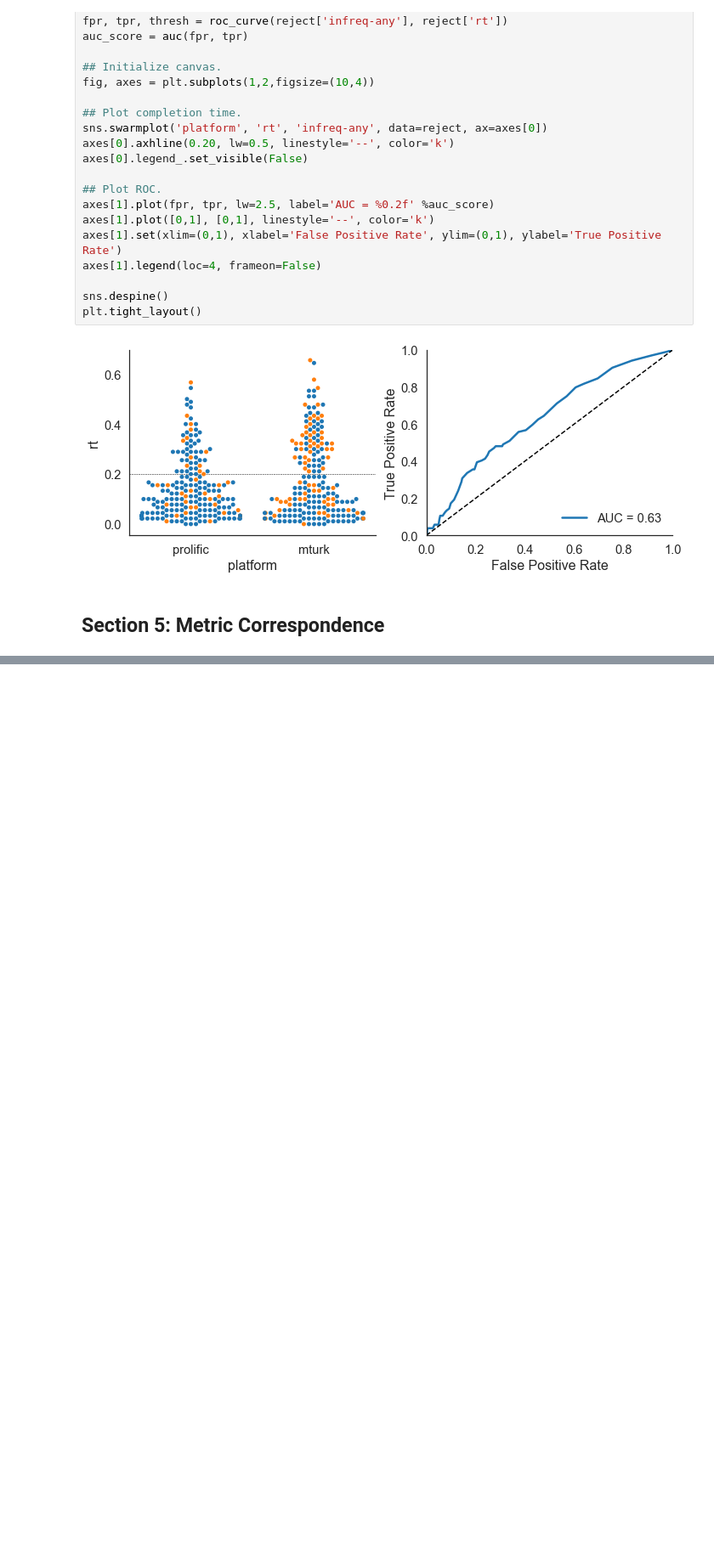
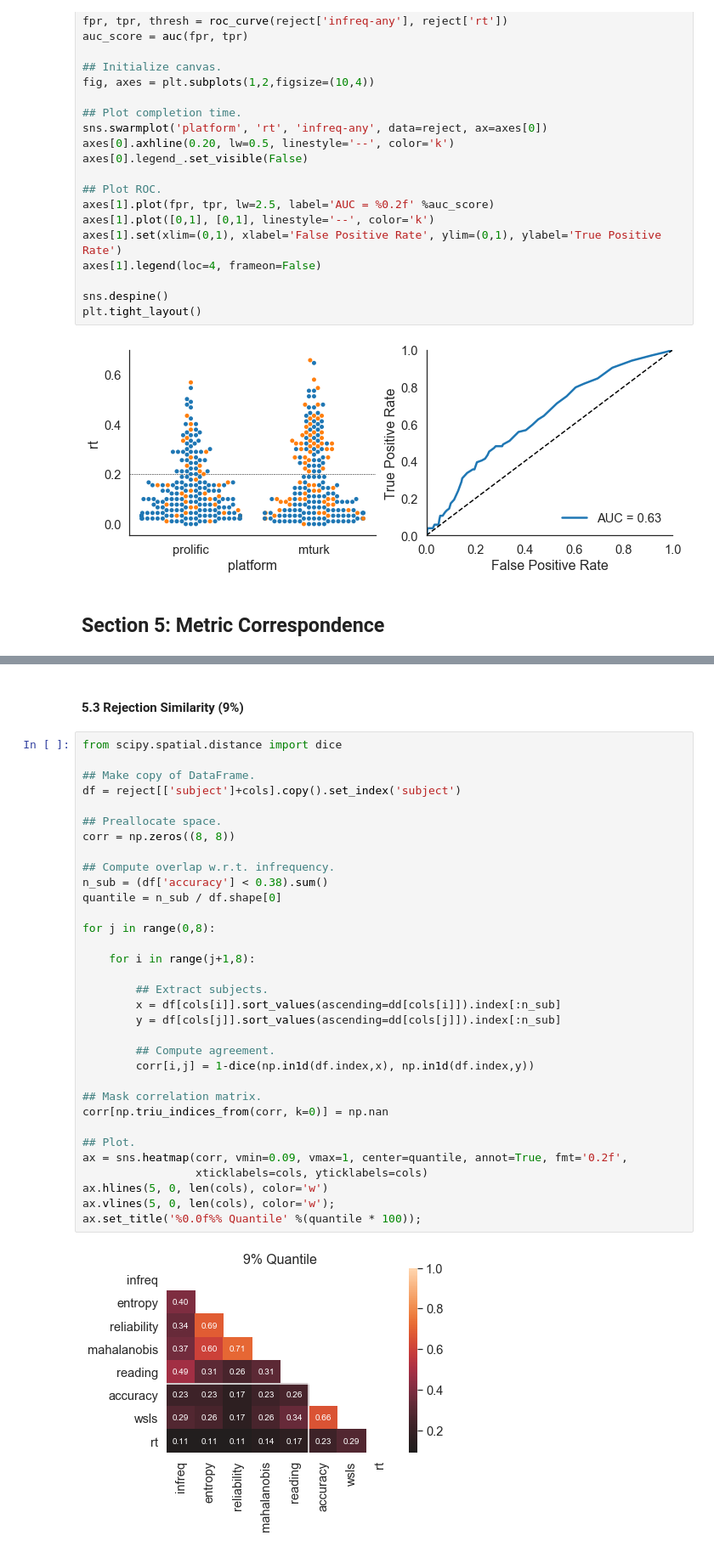
Before and after one commit to nivlab/sciops, a Jupyter notebook: analysis/notebooks/02_ROC.ipynb, the cells around one changed output, grey strips where cells are left out. Shown at 85% size. Saved outputs shown, nothing was run; the diff lists cells and outputs as text; blank space fills up the shorter version.

```diff
--- a/analysis/notebooks/02_ROC.ipynb
+++ b/analysis/notebooks/02_ROC.ipynb
@@ -577,0 +646,37 @@ sns.heatmap(similarity, vmin=0, vmax=1, annot=True, fmt='0.2f')
+# %% [markdown]
+#### 5.3 Rejection Similarity (9%)
+# %%
+from scipy.spatial.distance import dice
+
+## Make copy of DataFrame.
+df = reject[['subject']+cols].copy().set_index('subject')
+
+## Preallocate space.
+corr = np.zeros((8, 8))
+
+## Compute overlap w.r.t. infrequency.
+n_sub = (df['accuracy'] < 0.38).sum()
+quantile = n_sub / df.shape[0]
+
+for j in range(0,8):
+
+    for i in range(j+1,8):
+
+        ## Extract subjects.
+        x = df[cols[i]].sort_values(ascending=dd[cols[i]]).index[:n_sub]
+        y = df[cols[j]].sort_values(ascending=dd[cols[j]]).index[:n_sub]
+
+        ## Compute agreement.
+        corr[i,j] = 1-dice(np.in1d(df.index,x), np.in1d(df.index,y))
+
+## Mask correlation matrix.
+corr[np.triu_indices_from(corr, k=0)] = np.nan
+
+## Plot.
+ax = sns.heatmap(corr, vmin=0.09, vmax=1, center=quantile, annot=True, fmt='0.2f',
+                 xticklabels=cols, yticklabels=cols)
+ax.hlines(5, 0, len(cols), color='w')
+ax.vlines(5, 0, len(cols), color='w');
+ax.set_title('%0.0f%% Quantile' %(quantile * 100));
+# %% [output]
+[figure, added]
```
Also changed, not shown: parts of 19 cells of this notebook.
